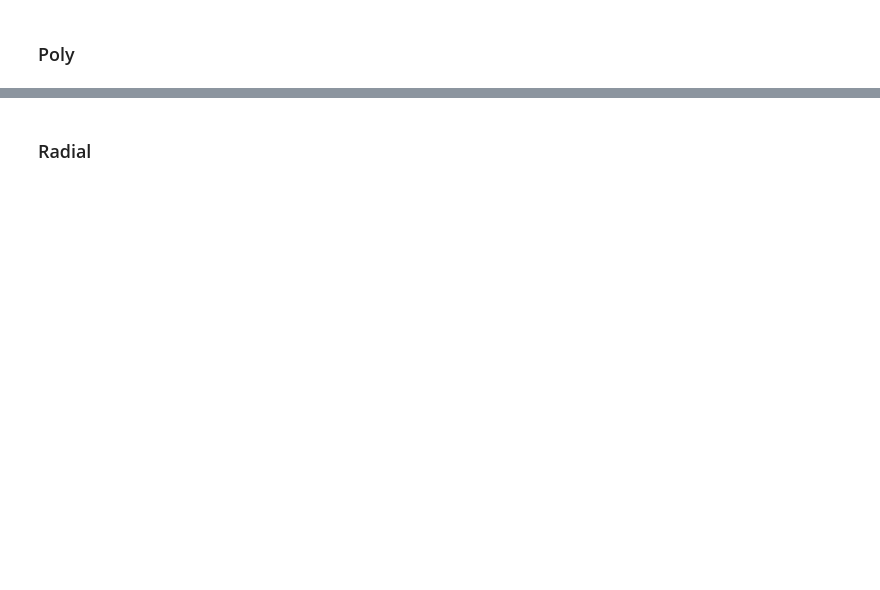
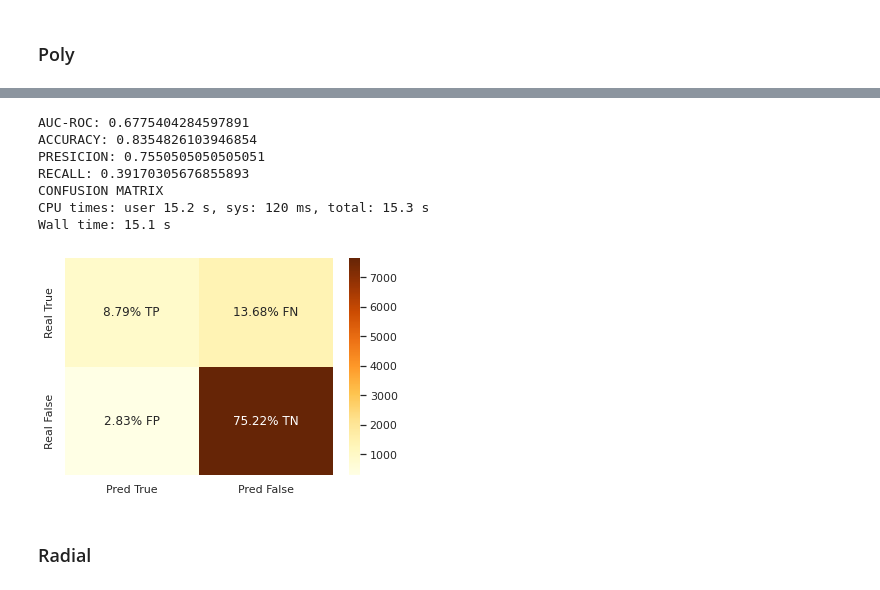
Before and after one commit to NicolasEzequielZulaicaRivera/OD_TPS, a Jupyter notebook: TP2/svm.ipynb, the cells around one changed output, grey strips where cells are left out. Cells and saved outputs as stored; diff of their text form; code cells hidden in the pictures; blank space fills up the shorter version.

```diff
--- a/TP2/svm.ipynb
+++ b/TP2/svm.ipynb
@@ -156,7 +214,7 @@ score(val_targ, pred, prob)
 if (runPoly):
     svm_poly = SVC(
         kernel='poly',
-        max_iter=MAX_ITER*10, shrinking=False,
+        max_iter=MAX_ITER*10, shrinking=False, probability=True,
     )
     params = {
         'C': hipr_arrange*10,
@@ -171,12 +229,13 @@ if (runPoly):
         scoring='roc_auc',
         n_jobs=MAX_JOBS,
         return_train_score=True,
-        verbose=1,
+        verbose=1, cv=2,
     ).fit(train_feat, train_targ)
 
     # Guardar
     if(savePoly):
         dump(svm_poly_grid, 'models/SVM/svm_poly_grid.sk')
+        dump(svm_poly_grid.best_estimator_, 'models/SVM/svm_poly.sk')
 else:
     # Cargar
     svm_poly_grid = load('models/SVM/svm_poly_grid.sk')
@@ -188,8 +268,17 @@ svm_poly = svm_poly_grid.best_estimator_
 # %%
 %%time
 pol_pred = svm_poly.predict(val_feat)
 pol_prob = svm_poly.predict_proba(val_feat)
-score(val_targ, pred, prob)
+score(val_targ, pol_pred, pol_prob)
+# %% [output]
+AUC-ROC: 0.6775404284597891
+ACCURACY: 0.8354826103946854
+PRESICION: 0.7550505050505051
+RECALL: 0.39170305676855893
+CONFUSION MATRIX
+CPU times: user 15.2 s, sys: 120 ms, total: 15.3 s
+Wall time: 15.1 s
+[figure, added]
 # %% [markdown]
 ### Radial
 # %%
```
Also changed, not shown: parts of 29 cells of this notebook, 9 other files.
